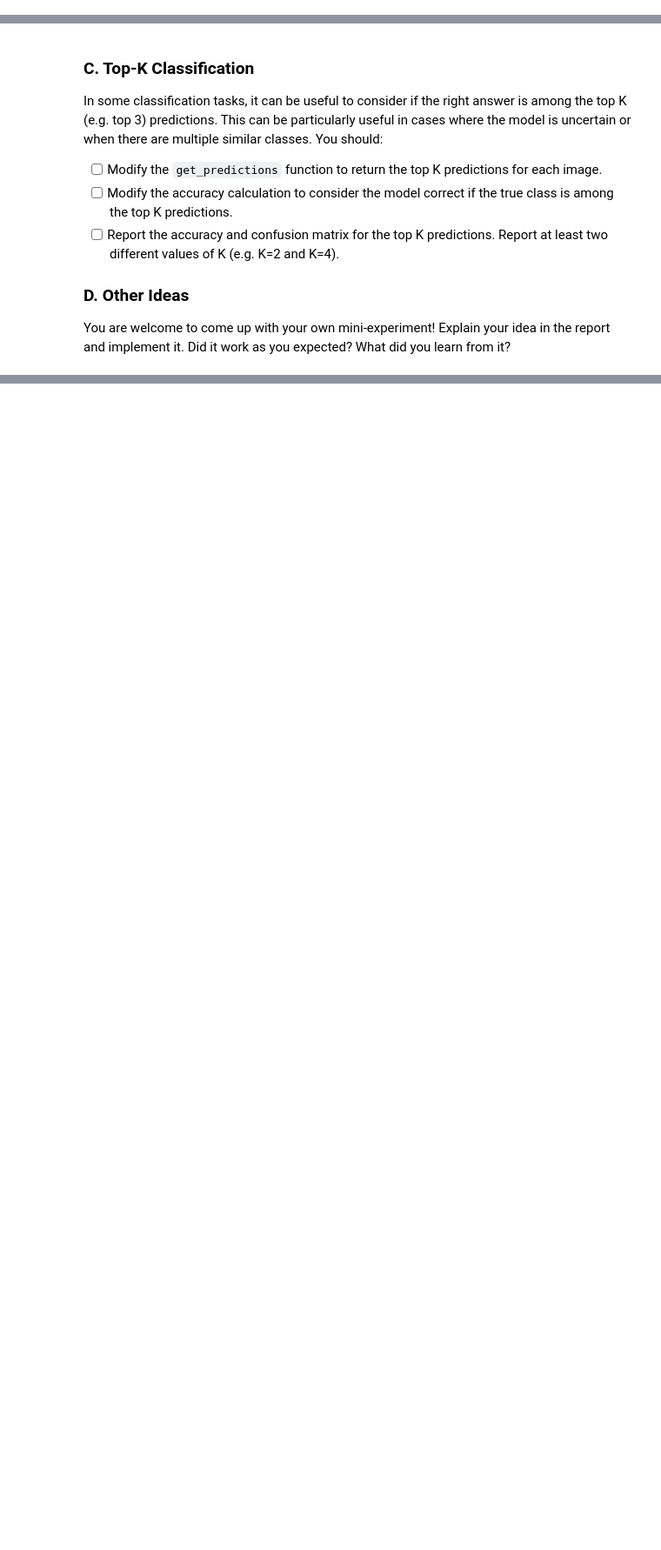
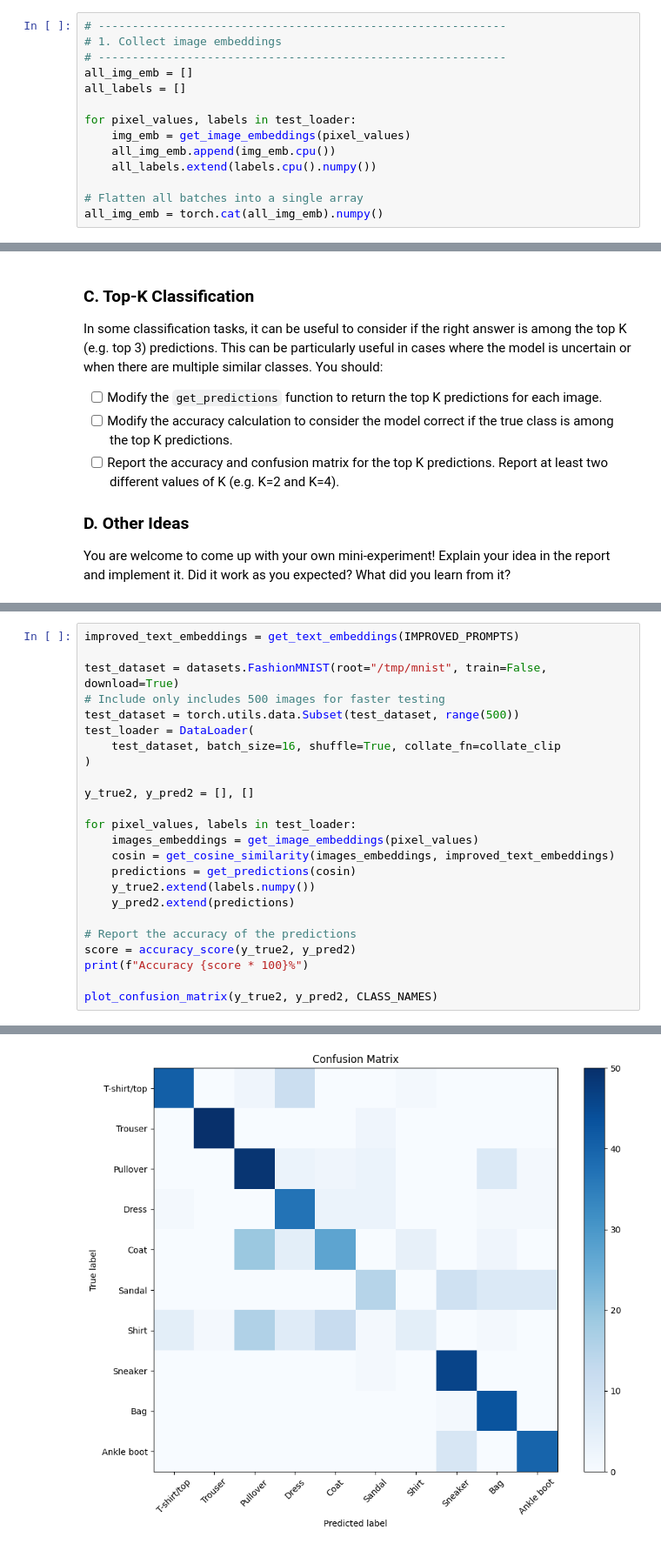
Before and after one commit to Lindsey028/deep_learning, a Jupyter notebook: 02_activities/assignments/assignment_2.ipynb, the cells around one changed output, grey strips where cells are left out. Shown at 87% size. Cells and saved outputs as stored; diff of their text form; blank space fills up the shorter version.

```diff
--- a/02_activities/assignments/assignment_2.ipynb
+++ b/02_activities/assignments/assignment_2.ipynb
@@ -298,0 +381,14 @@ for pixel_values, labels in test_loader:
+# %%
+# ------------------------------------------------------------
+# 1. Collect image embeddings
+# ------------------------------------------------------------
+all_img_emb = []
+all_labels = []
+
+for pixel_values, labels in test_loader:
+    img_emb = get_image_embeddings(pixel_values)
+    all_img_emb.append(img_emb.cpu())
+    all_labels.extend(labels.cpu().numpy())
+
+# Flatten all batches into a single array
+all_img_emb = torch.cat(all_img_emb).numpy()
@@ -338,0 +513,25 @@ You are welcome to come up with your own mini-experiment! Explain your idea in t
+# %%
+improved_text_embeddings = get_text_embeddings(IMPROVED_PROMPTS)
+
+test_dataset = datasets.FashionMNIST(root="/tmp/mnist", train=False, download=True)
+# Include only includes 500 images for faster testing
+test_dataset = torch.utils.data.Subset(test_dataset, range(500))
+test_loader = DataLoader(
+    test_dataset, batch_size=16, shuffle=True, collate_fn=collate_clip
+)
+
+y_true2, y_pred2 = [], []
+
+for pixel_values, labels in test_loader:
+    images_embeddings = get_image_embeddings(pixel_values)
+    cosin = get_cosine_similarity(images_embeddings, improved_text_embeddings)
+    predictions = get_predictions(cosin)
+    y_true2.extend(labels.numpy())
+    y_pred2.extend(predictions)
+
+# Report the accuracy of the predictions
+score = accuracy_score(y_true2, y_pred2)
+print(f"Accuracy {score * 100}%")
+
+plot_confusion_matrix(y_true2, y_pred2, CLASS_NAMES)
+# %% [output]
@@ -339,3 +539,4 @@ You are welcome to come up with your own mini-experiment! Explain your idea in t
+[figure, added]
 # %% [markdown]
 ### Short Report
 
```
Also changed, not shown: parts of 17 cells of this notebook.
